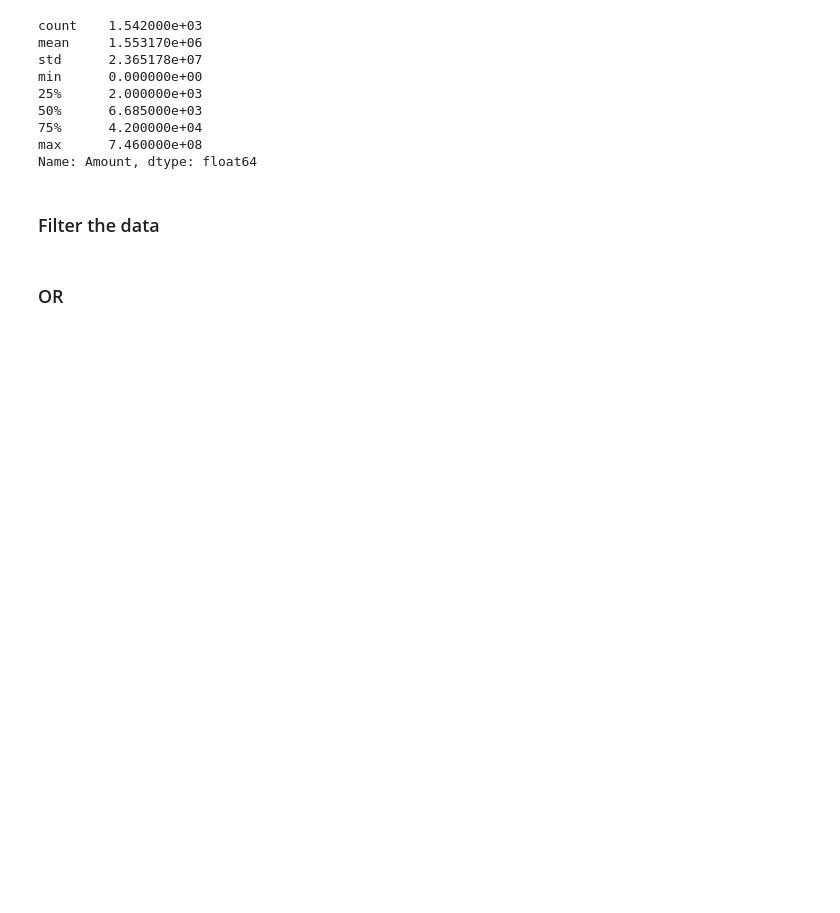
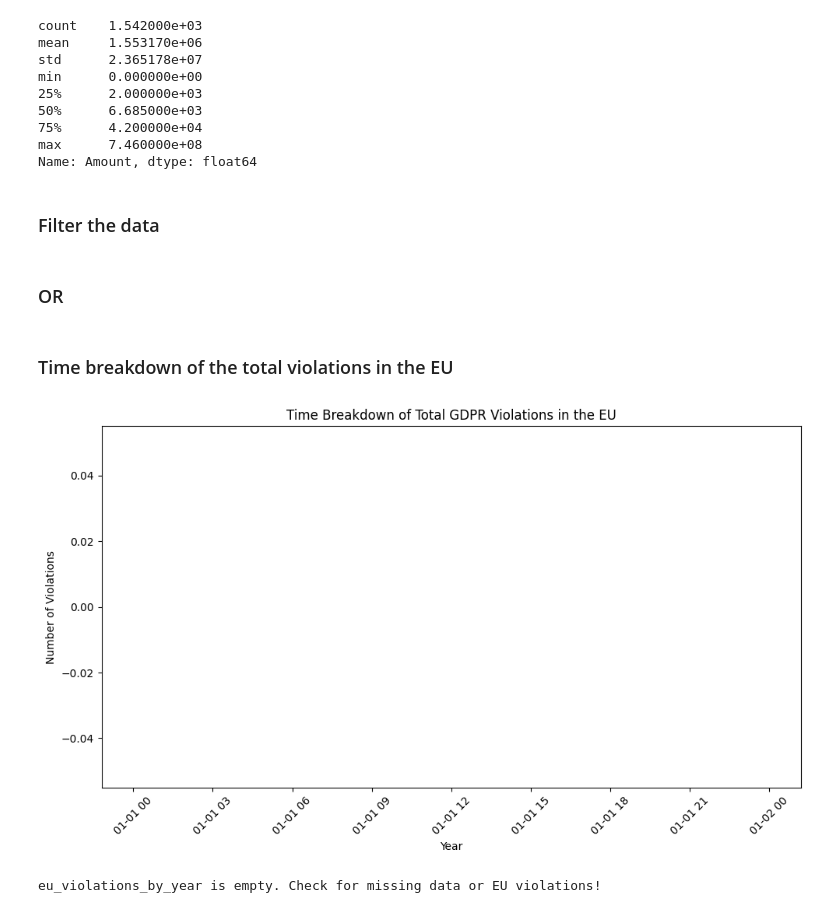
Before and after one commit to zinduaschool/0502-capstone-gdpr-violations-Tracy-teb, a Jupyter notebook: gdpr_violations.ipynb, the cells around one changed output. Drawn from its saved outputs; the diff is of its cells as text; code cells hidden in the pictures; blank space fills up the shorter version.

Commit message:
Time breakdown of the total violations in the EU

```diff
--- a/gdpr_violations.ipynb
+++ b/gdpr_violations.ipynb
@@ -158,3 +158,49 @@ violations_2022 = gdpr_violations[gdpr_violations["Date"].str.contains("2022")]
 # %%
 # Select the violations in 2022
 violations_2022 = gdpr_violations[gdpr_violations["Date"].str.contains("2022")]
+# %%
+### Filter by EU countries
+eu_violations = gdpr_violations[gdpr_violations["Country"].str.contains("EU", case=False)]
+# %% [markdown]
+### Time breakdown of the total violations in the EU
+# %%
+
+eu_violations["date"] = pd.to_datetime(eu_violations["Date"])
+eu_violations_by_year = (
+    eu_violations.resample("Y", on="date")["Country"].count().reset_index(name="count")
+)
+
+plt.figure(figsize=(10, 6))
+plt.bar(eu_violations_by_year["date"], eu_violations_by_year["count"], color="skyblue")
+plt.xlabel("Year")
+plt.ylabel("Number of Violations")
+plt.title("Time Breakdown of Total GDPR Violations in the EU")
+plt.xticks(rotation=45)
+plt.tight_layout()
+plt.show()
+# %% [output]
+[figure, added]
+# %%
+try:
+  eu_violations["date"] = pd.to_datetime(eu_violations["Date"])
+except:
+  print("Error converting 'Date' column to datetime. Check data format!")
+
+# Check for empty DataFrame after resampling
+eu_violations_by_year = (
+    eu_violations.resample("Y", on="date")["Country"].count().reset_index(name="count")
+)
+
+if eu_violations_by_year.empty:
+  print("eu_violations_by_year is empty. Check for missing data or EU violations!")
+else:
+  plt.figure(figsize=(10, 6))
+  plt.bar(eu_violations_by_year["date"], eu_violations_by_year["count"], color="skyblue")
+  plt.xlabel("Year")
+  plt.ylabel("Number of Violations")
+  plt.title("Time Breakdown of Total GDPR Violations in the EU")
+  plt.xticks(rotation=45)
+  plt.tight_layout()
+  plt.show()
+# %% [output]
+eu_violations_by_year is empty. Check for missing data or EU violations!
```
